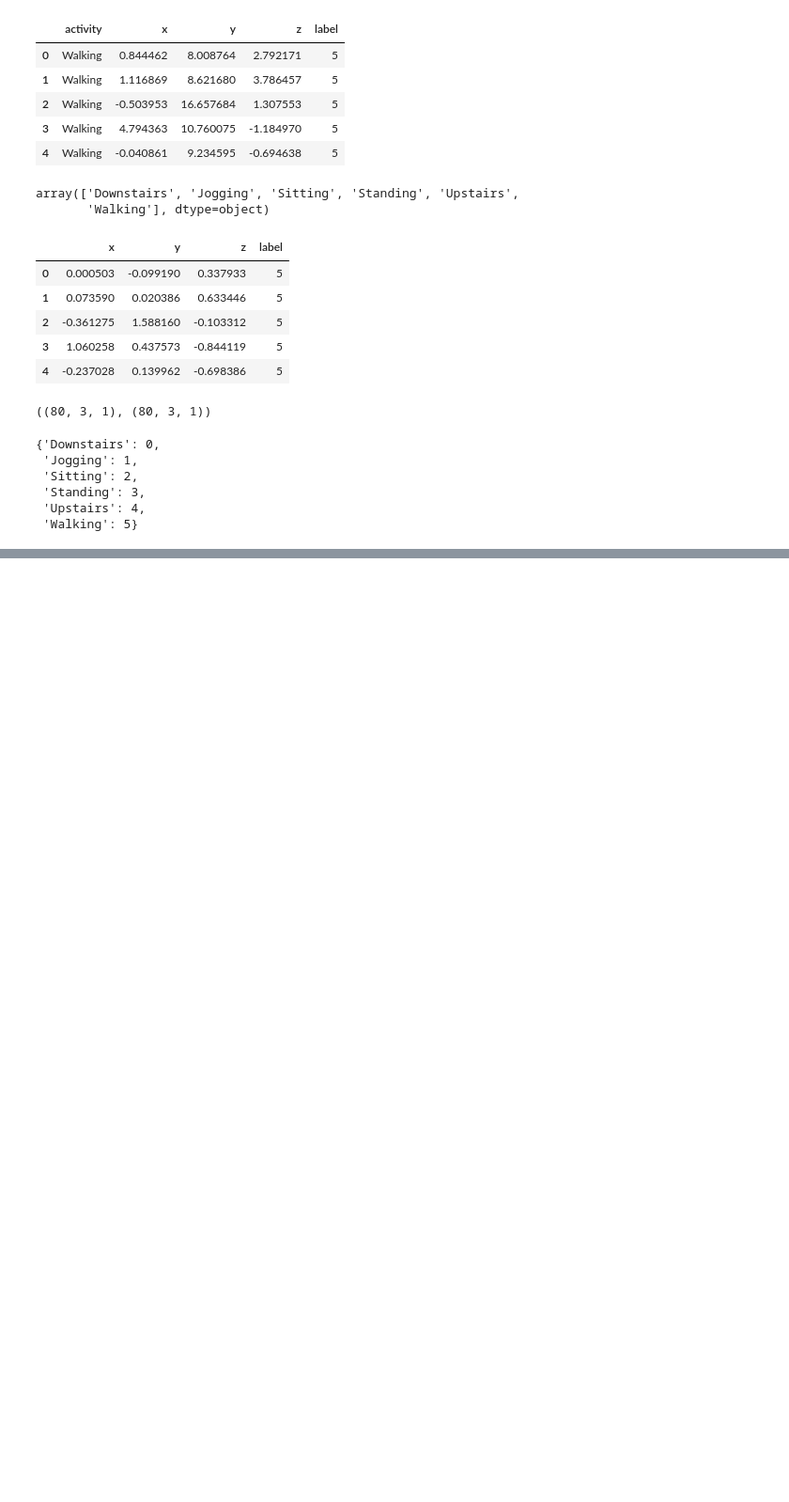
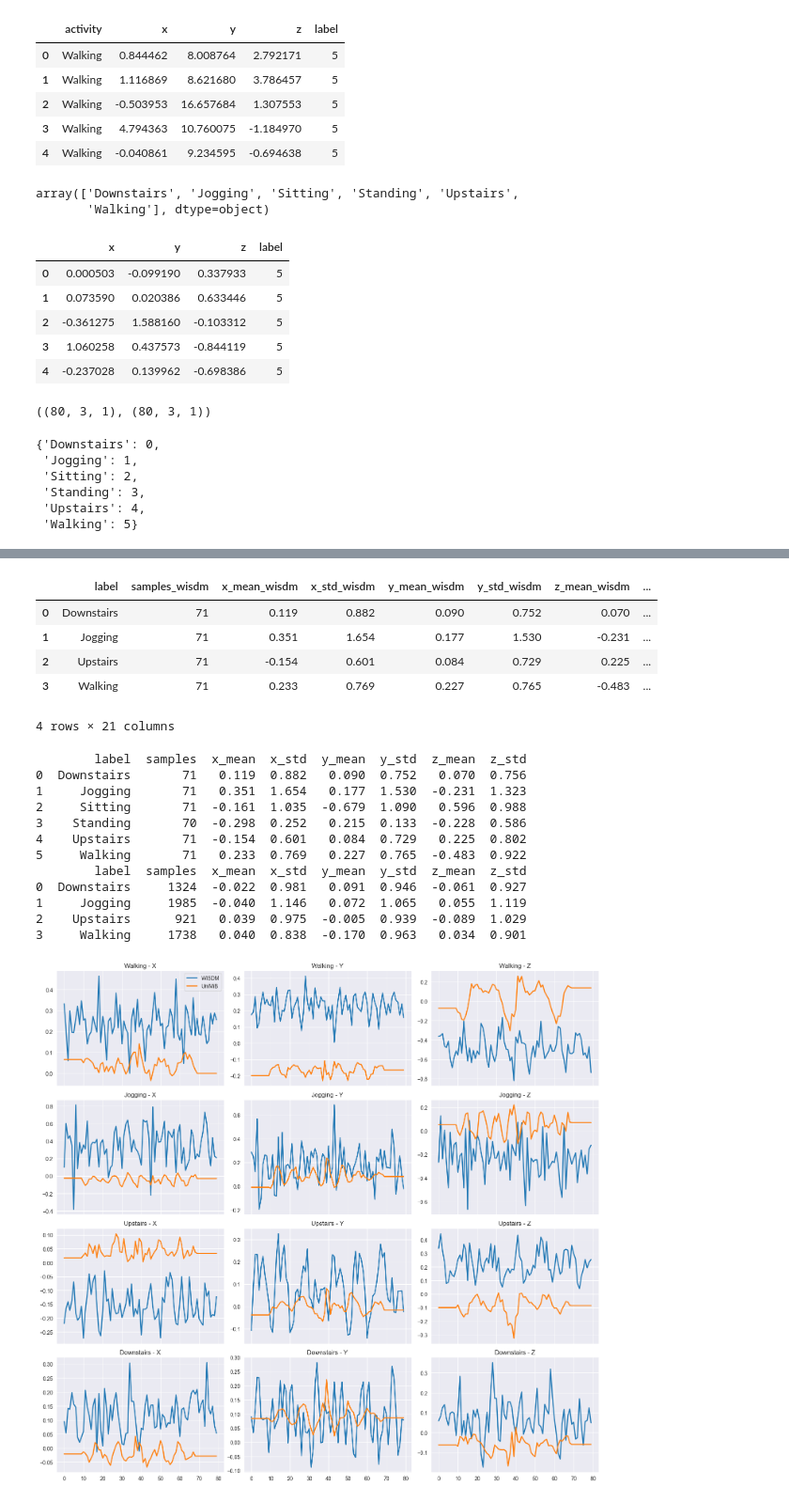
Before and after one commit to Azamatas/arsu-labs-action-recognition, a Jupyter notebook: reproduction of papers/CNN/WISDM-СNN tested on UniMiB.ipynb, the cells around one changed output, grey strips where cells are left out. Shown at 94% size. Saved outputs shown, nothing was run; the diff lists cells and outputs as text; code cells hidden in the pictures; blank space fills up the shorter version.

```diff
--- a/reproduction of papers/CNN/WISDM-СNN tested on UniMiB.ipynb
+++ b/reproduction of papers/CNN/WISDM-СNN tested on UniMiB.ipynb
@@ -278,10 +291,7 @@ X_train[0].shape, X_test[0].shape
 # %% [output]
 ((80, 3, 1), (80, 3, 1))
 # %%
-wisdm_class_to_id = {
-    class_name: class_id
-    for class_id, class_name in enumerate(label.classes_)
-}
+wisdm_class_to_id = {class_name: class_id for class_id, class_name in enumerate(label.classes_)}
 
 wisdm_class_to_id
 # %% [output]
@@ -739,0 +838,37 @@ Loss Score : 0.018691588785046728
+# %%
+display(statistics_comparison.round(3))
+print(wisdm_train_statistics.round(3))
+print(unimib_statistics.round(3))
+plot_dataset_comparison(
+    X_train,
+    y_train,
+    X_unimib,
+    y_unimib,
+    label,
+    [
+        "Walking",
+        "Jogging",
+        "Upstairs",
+        "Downstairs",
+    ],
+)
+# %% [output]
+|  | label | samples_wisdm | x_mean_wisdm | x_std_wisdm | y_mean_wisdm | y_std_wisdm | z_mean_wisdm | ... |
+| 0 | Downstairs | 71 | 0.119 | 0.882 | 0.090 | 0.752 | 0.070 | ... |
+| 1 | Jogging | 71 | 0.351 | 1.654 | 0.177 | 1.530 | -0.231 | ... |
+| 2 | Upstairs | 71 | -0.154 | 0.601 | 0.084 | 0.729 | 0.225 | ... |
+| 3 | Walking | 71 | 0.233 | 0.769 | 0.227 | 0.765 | -0.483 | ... |
+4 rows × 21 columns
+        label  samples  x_mean  x_std  y_mean  y_std  z_mean  z_std
+0  Downstairs       71   0.119  0.882   0.090  0.752   0.070  0.756
+1     Jogging       71   0.351  1.654   0.177  1.530  -0.231  1.323
+2     Sitting       71  -0.161  1.035  -0.679  1.090   0.596  0.988
+3    Standing       70  -0.298  0.252   0.215  0.133  -0.228  0.586
+4    Upstairs       71  -0.154  0.601   0.084  0.729   0.225  0.802
+5     Walking       71   0.233  0.769   0.227  0.765  -0.483  0.922
+        label  samples  x_mean  x_std  y_mean  y_std  z_mean  z_std
+0  Downstairs     1324  -0.022  0.981   0.091  0.946  -0.061  0.927
+1     Jogging     1985  -0.040  1.146   0.072  1.065   0.055  1.119
+2    Upstairs      921   0.039  0.975  -0.005  0.939  -0.089  1.029
+3     Walking     1738   0.040  0.838  -0.170  0.963   0.034  0.901
+[figure, added]
```
Also changed, not shown: parts of 18 cells of this notebook.
